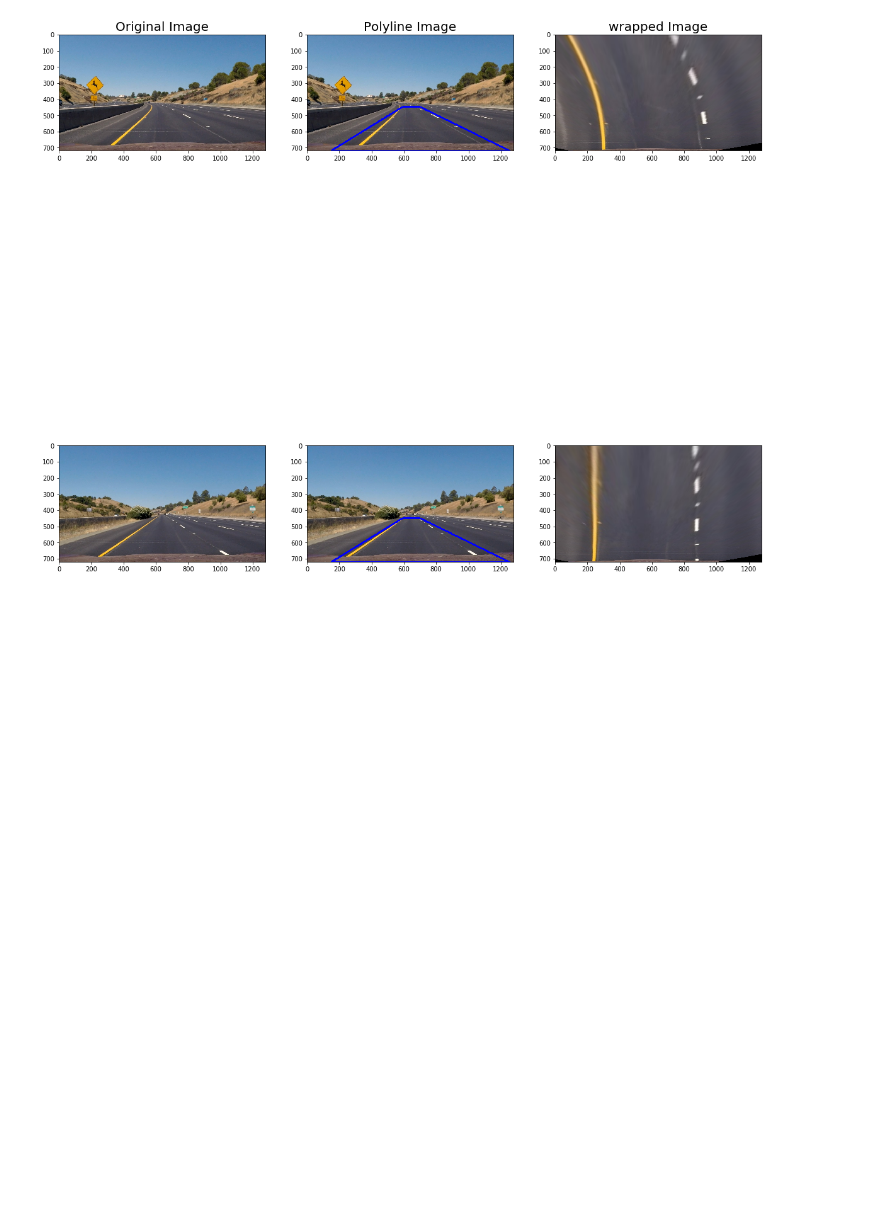
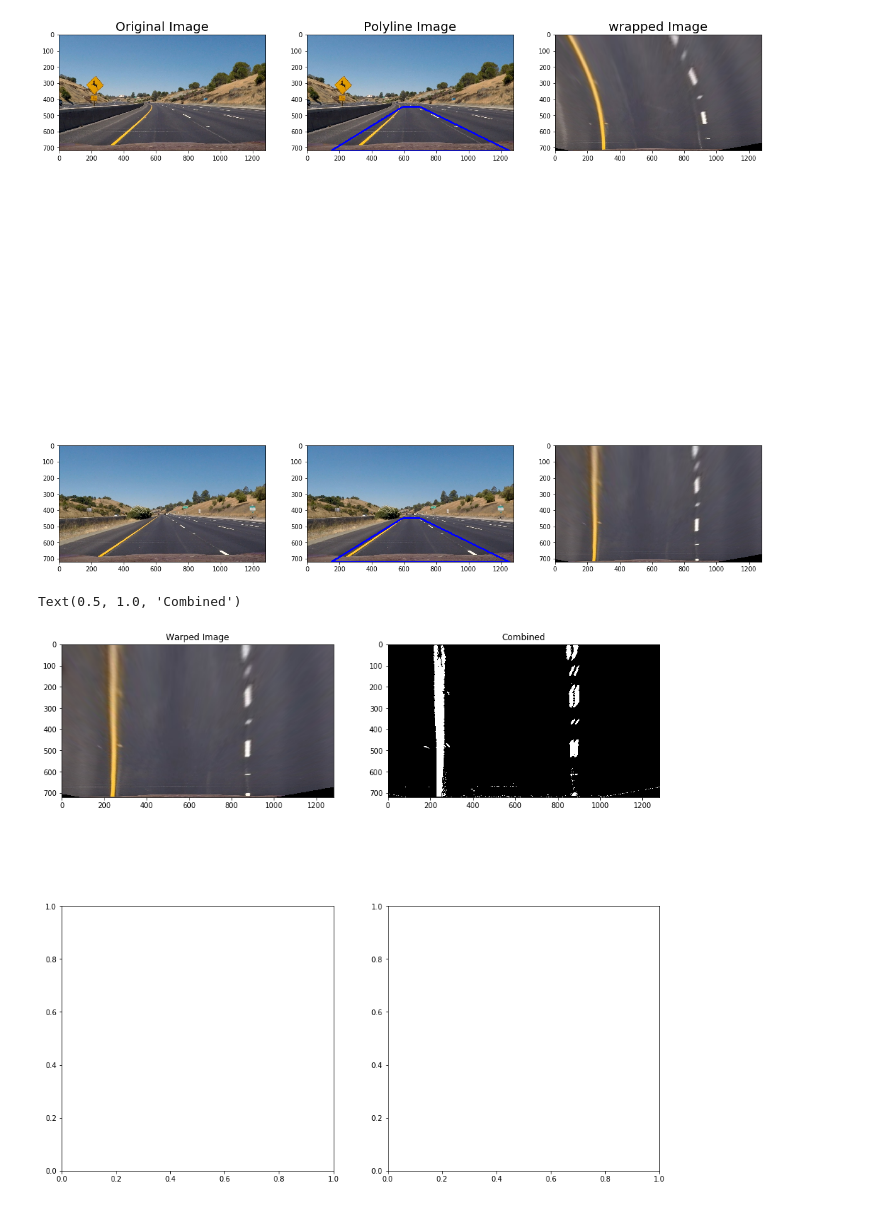
Before and after one commit to nikhilparla/udacity-self-driving-proj-2, a Jupyter notebook: p2.ipynb, the cells around one changed output. Cells and saved outputs as stored; diff of their text form; code cells hidden in the pictures; blank space fills up the shorter version.

```diff
--- a/p2.ipynb
+++ b/p2.ipynb
@@ -154,0 +121,10 @@ def color_and_gradient(img, s_thresh=(170, 255), sx_thresh=(20, 100)):
+# %%
+# Apply color transforms and gradients to the images
+
+# get a common function for the channel to extract information
+def ExtractChannel(image,colorspace,threshold,channel=0):
+    colorspace = cv2.cvtColor(image, colorspace)
+    extracted_channel = colorspace[:,:,channel]
+    binary = np.zeros_like(extracted_channel)
+    binary[(extracted_channel >= threshold[0]) & (extracted_channel <= threshold[1])] = 1
+    return binary
@@ -155,3 +161,50 @@ def color_and_gradient(img, s_thresh=(170, 255), sx_thresh=(20, 100)):
+# %%
+def combineEverything(warpedImage, color_threshold, sobel_threshold):
+
+    s_channel = ExtractChannel(warpedImage,cv2.COLOR_RGB2HLS,color_threshold,2)
+    l_channel = ExtractChannel(warpedImage,cv2.COLOR_RGB2HLS,color_threshold,1)
+    y_channel= ExtractChannel(warpedImage,cv2.COLOR_RGB2YUV,color_threshold,0)
+
+    sobelx = Sobel(warpedImage, sobel_threshold, 'x')
+    sobeldir= Sobel(warpedImage, [0.7,25], 'dir')
+    #sobelxy=Sobel(warpedImage, sobel_threshold, 'xy')
+    combined_binary = np.zeros_like(s_channel)
+    combined_binary[(((s_channel == 1) & (l_channel==1)) & (y_channel==1)) | (sobelx == 1)  ] = 1
+    return combined_binary
+
+# Testing Color Spaces on Test Images
+
+f, axes= plt.subplots(2,2,figsize=(15,15))
+#f.subplots_adjust(hspace=0.5)
+
+index=0
+#for index,image in enumerate(warpedImages[0:1]):
+
+"""threshold= [100,255]
+index=0
+axes[index,0].imshow(image)
+axes[index,0].set_title("Original Image")
+
+axes[index+1,0].imshow(image)
+axes[index+1,0].set_title("Original Image")
+
+axes[index+2,0].imshow(image)
+axes[index+2,0].set_title("Original Image")
+
+axes[index+3,0].imshow(image)
+axes[index+3,0].set_title("Original Image")
+
+axes[index+4,0].imshow(image)
+axes[index+4,0].set_title("Original Image")"""
+
+combinedImage=combineEverything(warped1,[100,255],[10,150])
+axes[index,0].imshow(warped1)
+axes[index,0].set_title("Warped Image")
+axes[index,1].imshow(combinedImage,cmap='gray')
+axes[index,1].set_title("Combined")
+# %% [output]
+Text(0.5, 1.0, 'Combined')
+[figure, added]
 # %%
 def hist(img):
     # TO-DO: Grab only the bottom half of the image
```
Also changed, not shown: parts of 13 cells of this notebook, 5 other files.
